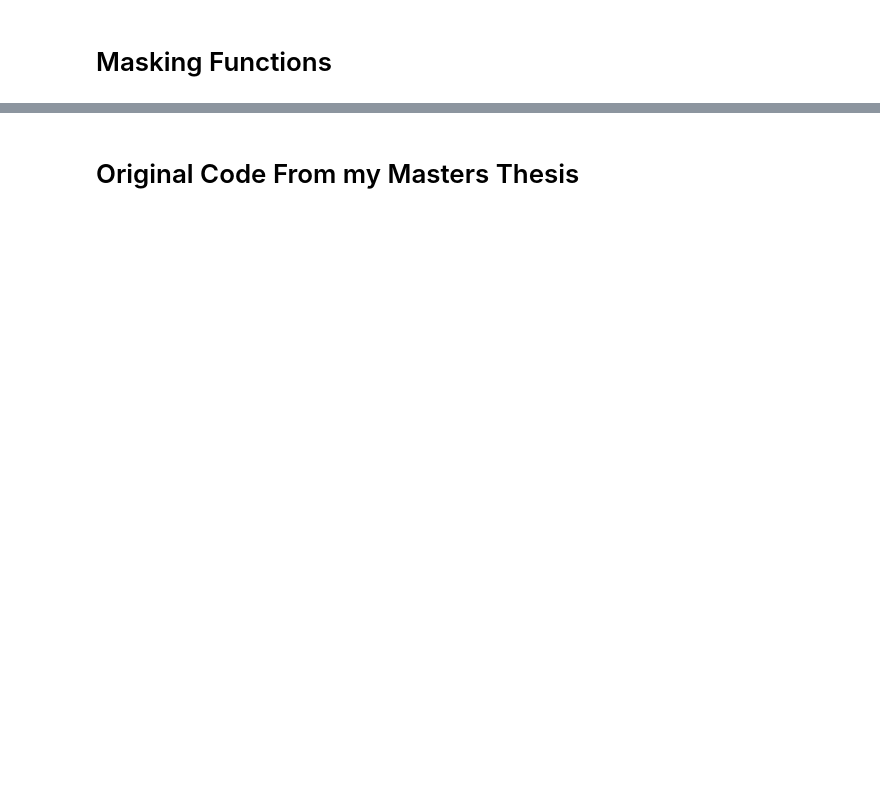
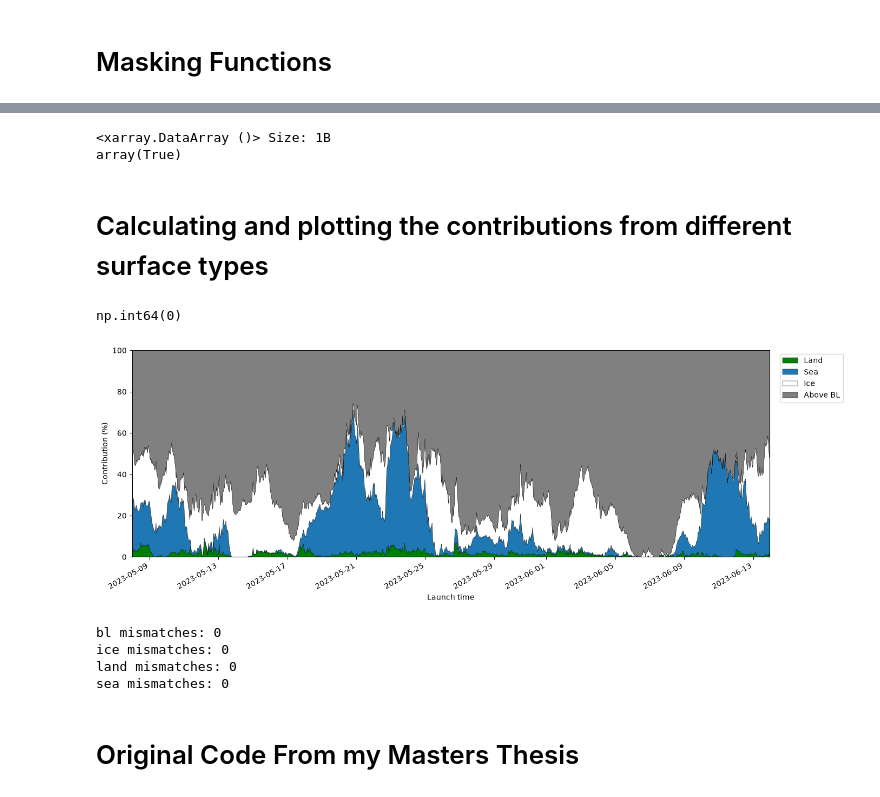
Before and after one commit to jessicacbm/ARTOFMELT2023_trajectory_masking, a Jupyter notebook: masking.ipynb, the cells around one changed output, grey strips where cells are left out. Drawn from its saved outputs; the diff is of its cells as text; code cells hidden in the pictures; blank space fills up the shorter version.

Commit message:
Checking masking against masters thesis

```diff
--- a/masking.ipynb
+++ b/masking.ipynb
@@ -168,0 +159,63 @@ landmask = xr.apply_ufunc(
+# %%
+# imposting heirarchy of booleans (making sure that there are no overlapping 1s or 0s)
+# in original code, order was BL then ice then land then sea
+ens['icemask'] = xr.where(ens['blmask'] == 1, 0, ens['icemask']) # if above boundary layer return 0
+ens['landmask'] = xr.where((ens['icemask'] == 1) | (ens['blmask'] == 1), 0, ens['landmask']) # if above boundary layer or determined as ice, return 0
+ens['seamask'] = xr.where((ens['landmask']==0) & (ens['icemask']==0) & (ens['blmask'] == 0), 1, 0) # everything else is ocean
+# %%
+# checking the mask has only 1 1 and everything else is zero:
+((ens['blmask'] + ens['icemask'] + ens['landmask'] + ens['seamask']) == 1).all()
+# %% [output]
+<xarray.DataArray ()> Size: 1B
+array(True)
+# %% [markdown]
+# Calculating and plotting the contributions from different surface types
+# %%
+traj_length = 7 # how many days back in time you care about
+# %%
+# recreating the contribution over time for the different surface types to the ensemble of back trajectories:
+contributions = xr.Dataset(coords={'launch_time':ens.sel(traj_step=slice(0, 24*traj_length)).launch_time})
+surf = ['land', 'ice', 'sea', 'bl']
+for s in surf:
+    mask = f'{s}mask'
+    total = (traj_length*24 + 1) * 27 # (time steps * ensemble members)
+    contributions[s] = ( ens[mask].sel(traj_step = slice(0, 24*traj_length)).sum(dim=['ens_member', 'traj_step']) / total )*100
+# %%
+contributions['total'] = contributions['land'] + contributions['ice'] + contributions['sea'] + contributions['bl']
+mask = ~np.isclose(contributions['total'], 100)
+np.sum(mask) # checking that the contributions sum to 100 % per back trajectory launch time
+# %% [output]
+np.int64(0)
+# %%
+# plotting over time to compare to masters thesis data (claude wrote this code), it looks very good in comparison to my masters thesis.
+
+layers = [
+    ("land", "Land",     "green"),
+    ("sea",  "Sea",      "tab:blue"),
+    ("ice",  "Ice",      "white"),
+    ("bl",   "Above BL", "grey"),
+]
+
+times = contributions["launch_time"].values
+
+fig, ax = plt.subplots(figsize=(14, 5))
+
+ax.stackplot(
+    times,
+    *[contributions[var].values for var, _, _ in layers],
+    labels=[label for _, label, _ in layers],
+    colors=[colour for _, _, colour in layers],
+    edgecolor="black",
+    linewidth=0.3,
+)
+
+ax.set_xlim(times[0], times[-1])
+ax.set_ylim(0, 100)
+ax.set_ylabel("Contribution (%)")
+ax.set_xlabel("Launch time")
+ax.legend(loc="upper left", bbox_to_anchor=(1.01, 1))
+fig.autofmt_xdate()
+plt.tight_layout()
+plt.show()
+# %% [output]
+[figure, added]
@@ -169,3 +231,12 @@ landmask = xr.apply_ufunc(
+# %%
+for s in ['bl', 'ice', 'land', 'sea']:
+    contributions[f'{s}_same'] = abs(contributions[s] - contributions[f'{s}_%']) < 8
+    print(s, "mismatches:", int((~contributions[f'{s}_same']).sum()))
+# %% [output]
+bl mismatches: 0
+ice mismatches: 0
+land mismatches: 0
+sea mismatches: 0
 # %% [markdown]
 # Original Code From my Masters Thesis
 # %%
```
Also changed, not shown: parts of 13 cells of this notebook, 1 other file.
